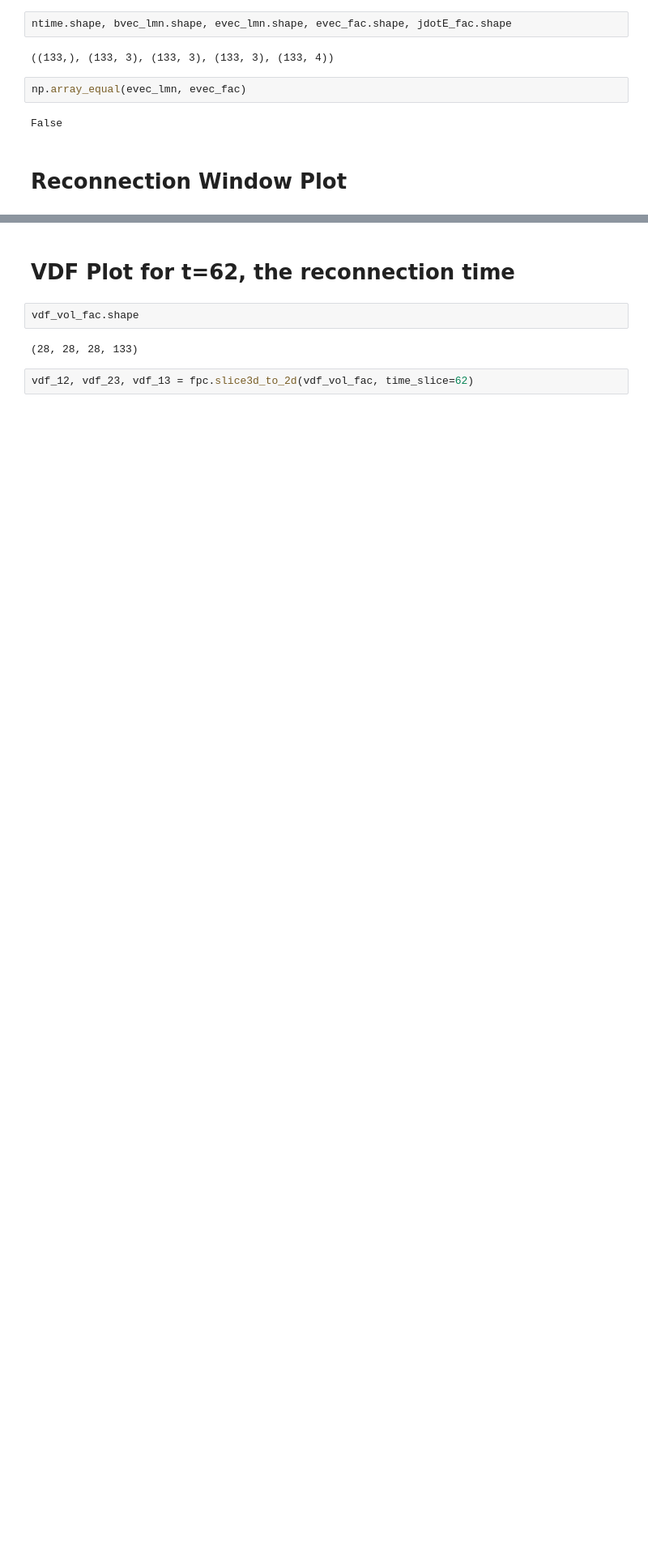
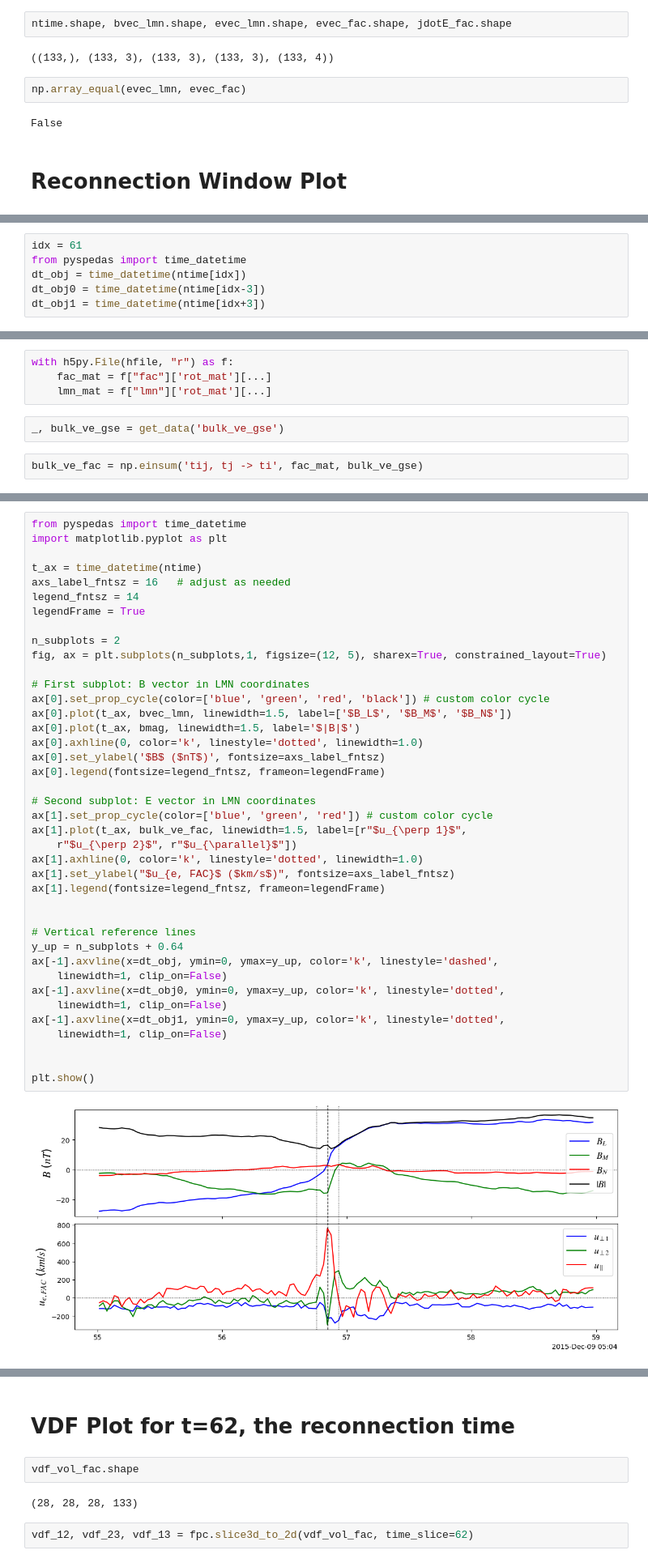
Before and after one commit to regisjohn/FPC_mRx, a Jupyter notebook: scripts/Epar_publication_plots.ipynb, the cells around one changed output, grey strips where cells are left out. Shown at 81% size. Cells and saved outputs as stored; diff of their text form; blank space fills up the shorter version.

```diff
--- a/scripts/Epar_publication_plots.ipynb
+++ b/scripts/Epar_publication_plots.ipynb
@@ -94,0 +222,6 @@ plt.show()
+# %%
+idx = 61
+from pyspedas import time_datetime
+dt_obj = time_datetime(ntime[idx])
+dt_obj0 = time_datetime(ntime[idx-3])
+dt_obj1 = time_datetime(ntime[idx+3])
@@ -94,0 +355,8 @@ plt.show()
+# %%
+with h5py.File(hfile, "r") as f:
+    fac_mat = f["fac"]['rot_mat'][...]
+    lmn_mat = f["lmn"]['rot_mat'][...]
+# %%
+_, bulk_ve_gse = get_data('bulk_ve_gse')
+# %%
+bulk_ve_fac = np.einsum('tij, tj -> ti', fac_mat, bulk_ve_gse)
@@ -94,0 +369,42 @@ plt.show()
+# %%
+from pyspedas import time_datetime
+import matplotlib.pyplot as plt
+
+t_ax = time_datetime(ntime)
+axs_label_fntsz = 16   # adjust as needed
+legend_fntsz = 14
+legendFrame = True
+
+n_subplots = 2
+fig, ax = plt.subplots(n_subplots,1, figsize=(12, 5), sharex=True, constrained_layout=True)
+
+# First subplot: B vector in LMN coordinates
+ax[0].set_prop_cycle(color=['blue', 'green', 'red', 'black']) # custom color cycle
+ax[0].plot(t_ax, bvec_lmn, linewidth=1.5, label=['$B_L$', '$B_M$', '$B_N$'])
+ax[0].plot(t_ax, bmag, linewidth=1.5, label='$|B|$')
+ax[0].axhline(0, color='k', linestyle='dotted', linewidth=1.0)
+ax[0].set_ylabel('$B$ ($nT$)', fontsize=axs_label_fntsz)
+ax[0].legend(fontsize=legend_fntsz, frameon=legendFrame)
+
+# Second subplot: E vector in LMN coordinates
+ax[1].set_prop_cycle(color=['blue', 'green', 'red']) # custom color cycle
+ax[1].plot(t_ax, bulk_ve_fac, linewidth=1.5, label=[r"$u_{\perp 1}$",
+    r"$u_{\perp 2}$", r"$u_{\parallel}$"])
+ax[1].axhline(0, color='k', linestyle='dotted', linewidth=1.0)
+ax[1].set_ylabel("$u_{e, FAC}$ ($km/s$)", fontsize=axs_label_fntsz)
+ax[1].legend(fontsize=legend_fntsz, frameon=legendFrame)
+
+
+# Vertical reference lines
+y_up = n_subplots + 0.64
+ax[-1].axvline(x=dt_obj, ymin=0, ymax=y_up, color='k', linestyle='dashed',
+    linewidth=1, clip_on=False)
+ax[-1].axvline(x=dt_obj0, ymin=0, ymax=y_up, color='k', linestyle='dotted',
+    linewidth=1, clip_on=False)
+ax[-1].axvline(x=dt_obj1, ymin=0, ymax=y_up, color='k', linestyle='dotted',
+    linewidth=1, clip_on=False)
+
+
+plt.show()
+# %% [output]
+[figure, added]
```
Also changed, not shown: parts of 41 cells of this notebook, 17 other files.
